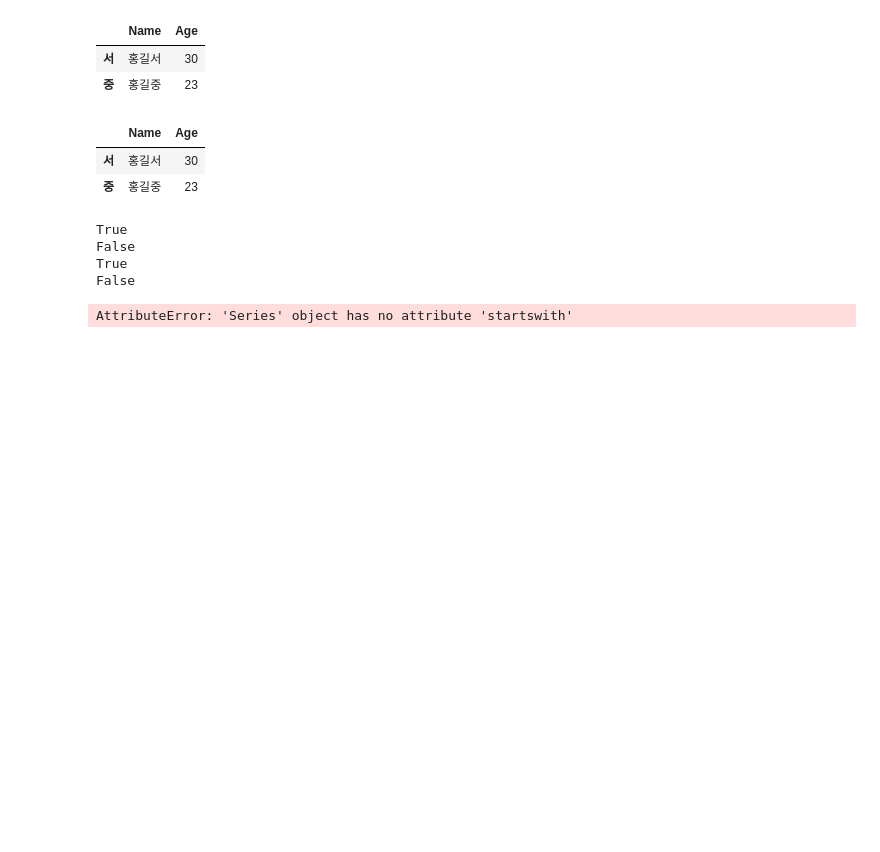
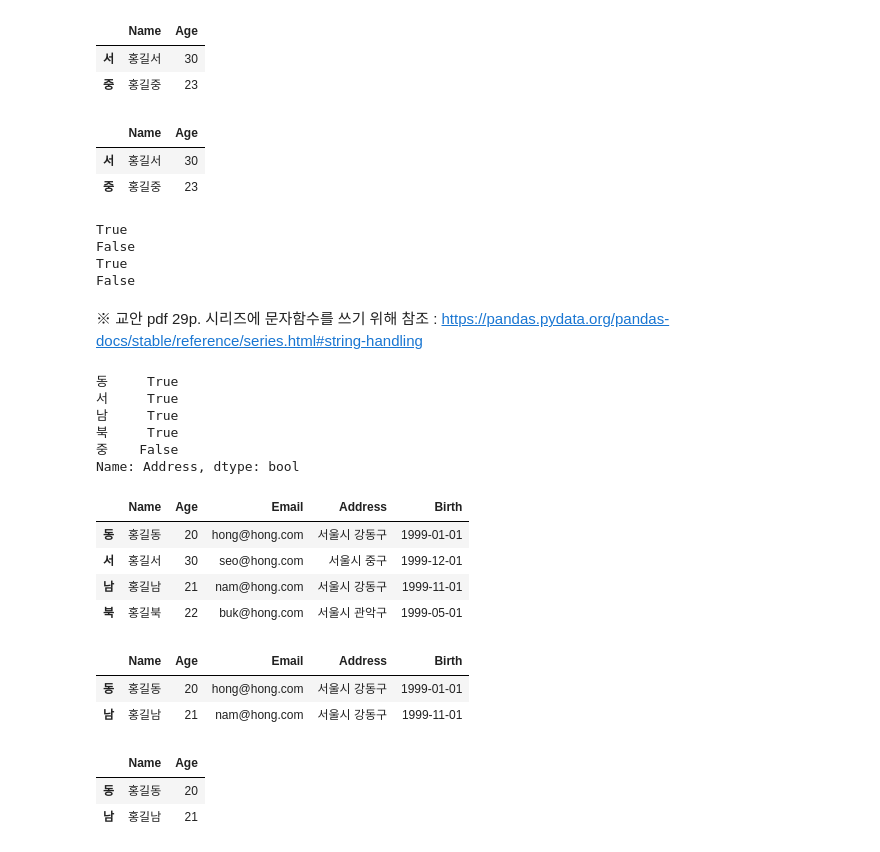
Before and after one commit to comlec/ai_x, a Jupyter notebook: source/01_python/ch11_데이터프레임과시리즈(Pandas)_1절~8절.ipynb, the cells around one changed output. Saved outputs shown, nothing was run; the diff lists cells and outputs as text; code cells hidden in the pictures; blank space fills up the shorter version.

Commit message:
Pandas데이터프레임

```diff
--- a/source/01_python/ch11_데이터프레임과시리즈(Pandas)_1절~8절.ipynb
+++ b/source/01_python/ch11_데이터프레임과시리즈(Pandas)_1절~8절.ipynb
@@ -948,7 +948,41 @@ True
 False
 True
 False
+# %% [markdown]
+※ 교안 pdf 29p. 시리즈에 문자함수를 쓰기 위해 참조 :
+https://pandas.pydata.org/pandas-docs/stable/reference/series.html#string-handling
 # %%
-member.Address.startswith('서울시')
+member.Address.str.startswith('서울시')
 # %% [output]
-AttributeError: 'Series' object has no attribute 'startswith'
+동     True
+서     True
+남     True
+북     True
+중    False
+Name: Address, dtype: bool
+# %%
+# Address가 '서울시'로 시작하는 행
+member[member.Address.str.startswith('서울시')]
+# %% [output]
+|  | Name | Age | Email | Address | Birth |
+| 동 | 홍길동 | 20 | hong@hong.com | 서울시 강동구 | 1999-01-01 |
+| 서 | 홍길서 | 30 | seo@hong.com | 서울시 중구 | 1999-12-01 |
+| 남 | 홍길남 | 21 | nam@hong.com | 서울시 강동구 | 1999-11-01 |
+| 북 | 홍길북 | 22 | buk@hong.com | 서울시 관악구 | 1999-05-01 |
+# %%
+# Address에 '강동구'가 포함된 행
+member[member.Address.str.count('강동구')>0]
+member[member.Address.str.find('강동구')!=-1]
+member[member.Address.str.contains('강동구')]
+# %% [output]
+|  | Name | Age | Email | Address | Birth |
+| 동 | 홍길동 | 20 | hong@hong.com | 서울시 강동구 | 1999-01-01 |
+| 남 | 홍길남 | 21 | nam@hong.com | 서울시 강동구 | 1999-11-01 |
+# %%
+# Address에 '강동구'가 포함된 'Name','Age'열 조회
+member[member.Address.str.contains('강동구')][['Name','Age']]
+member.loc[member.Address.str.contains('강동구'), 'Name':'Age']
+# %% [output]
+|  | Name | Age |
+| 동 | 홍길동 | 20 |
+| 남 | 홍길남 | 21 |
```
Also changed, not shown: parts of 2 cells of this notebook, 1 other file.
